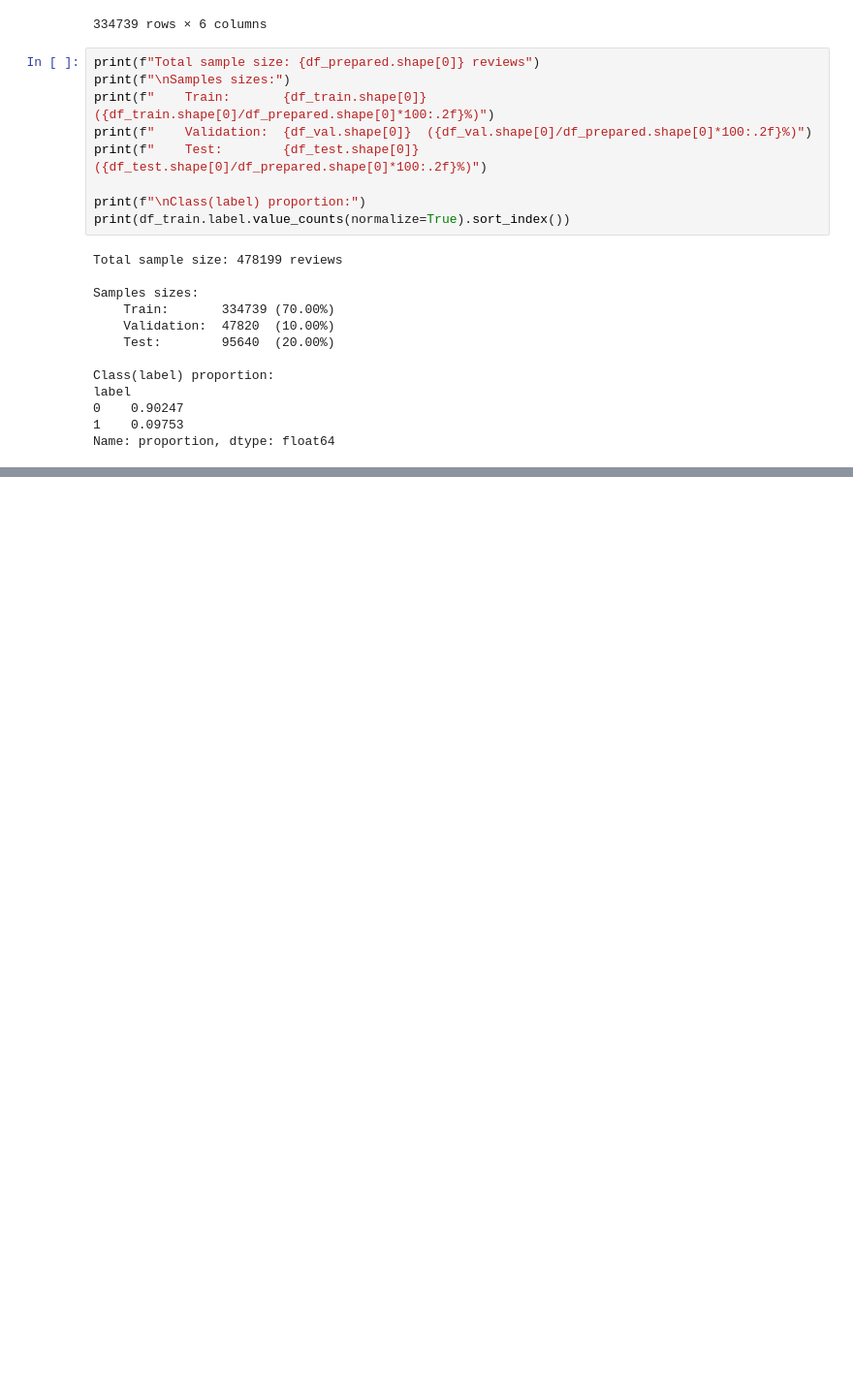
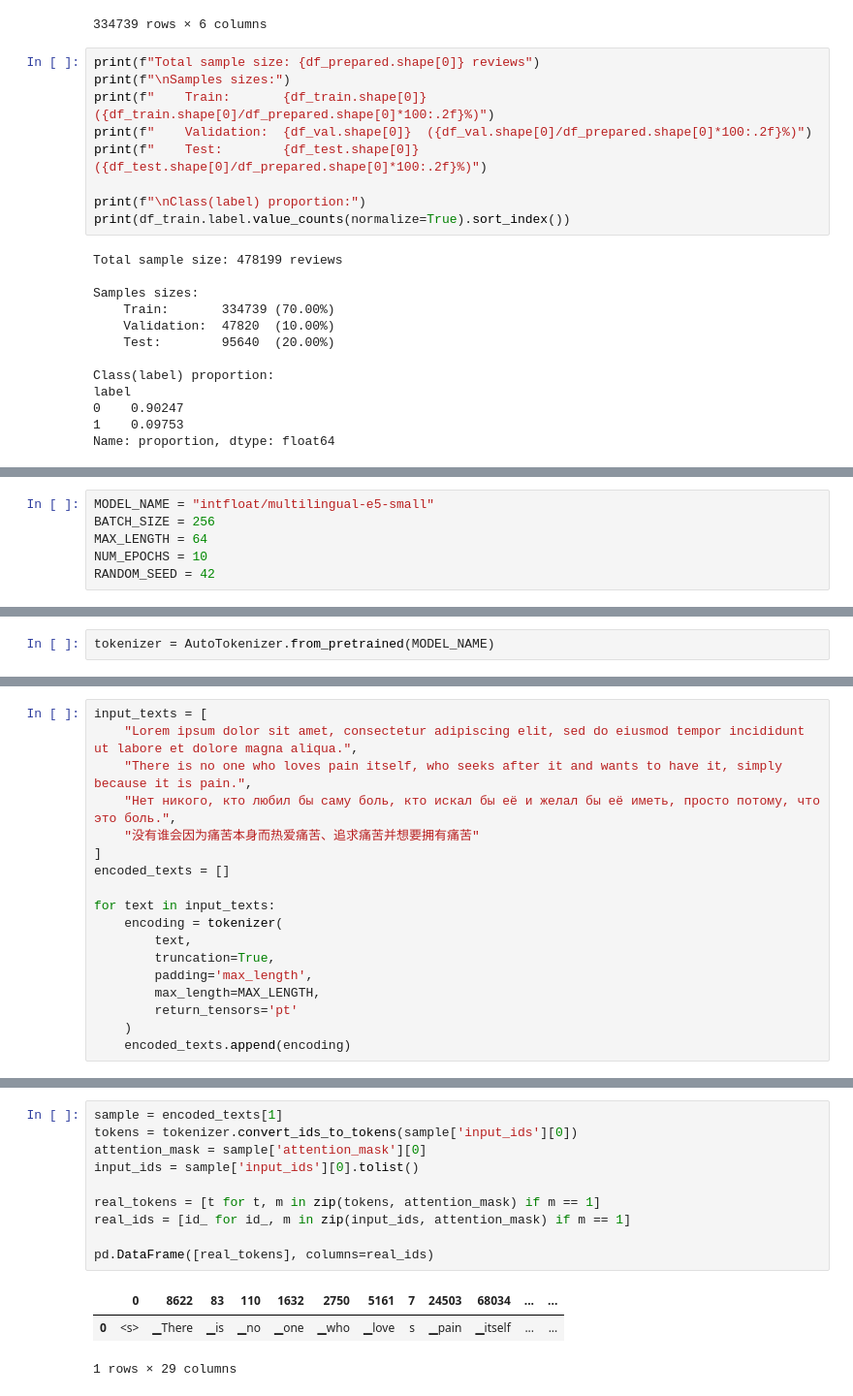
Before and after one commit to ikinaus/bert-sentiment-analysis, a Jupyter notebook: train_notebook.ipynb, the cells around one changed output, grey strips where cells are left out. Shown at 97% size. Saved outputs shown, nothing was run; the diff lists cells and outputs as text; blank space fills up the shorter version.

```diff
--- a/train_notebook.ipynb
+++ b/train_notebook.ipynb
@@ -147,0 +169,6 @@ Name: proportion, dtype: float64
+# %%
+MODEL_NAME = "intfloat/multilingual-e5-small"
+BATCH_SIZE = 256
+MAX_LENGTH = 64
+NUM_EPOCHS = 10
+RANDOM_SEED = 42
@@ -147,0 +190,2 @@ Name: proportion, dtype: float64
+# %%
+tokenizer = AutoTokenizer.from_pretrained(MODEL_NAME)
@@ -147,0 +194,18 @@ Name: proportion, dtype: float64
+# %%
+input_texts = [
+    "Lorem ipsum dolor sit amet, consectetur adipiscing elit, sed do eiusmod tempor incididunt ut labore et dolore magna aliqua.",
+    "There is no one who loves pain itself, who seeks after it and wants to have it, simply because it is pain.",
+    "Нет никого, кто любил бы саму боль, кто искал бы её и желал бы её иметь, просто потому, что это боль.",
+    "没有谁会因为痛苦本身而热爱痛苦、追求痛苦并想要拥有痛苦"
+]
+encoded_texts = []
+
+for text in input_texts:
+    encoding = tokenizer(
+        text,
+        truncation=True,
+        padding='max_length',
+        max_length=MAX_LENGTH,
+        return_tensors='pt'
+    )
+    encoded_texts.append(encoding)
@@ -147,0 +230,14 @@ Name: proportion, dtype: float64
+# %%
+sample = encoded_texts[1]
+tokens = tokenizer.convert_ids_to_tokens(sample['input_ids'][0])
+attention_mask = sample['attention_mask'][0]
+input_ids = sample['input_ids'][0].tolist()
+
+real_tokens = [t for t, m in zip(tokens, attention_mask) if m == 1]
+real_ids = [id_ for id_, m in zip(input_ids, attention_mask) if m == 1]
+
+pd.DataFrame([real_tokens], columns=real_ids)
+# %% [output]
+|  | 0 | 8622 | 83 | 110 | 1632 | 2750 | 5161 | 7 | 24503 | 68034 | ... | ... |
+| 0 | <s> | ▁There | ▁is | ▁no | ▁one | ▁who | ▁love | s | ▁pain | ▁itself | ... | ... |
+1 rows × 29 columns
```
Also changed, not shown: parts of 19 cells of this notebook, 1 other file.
